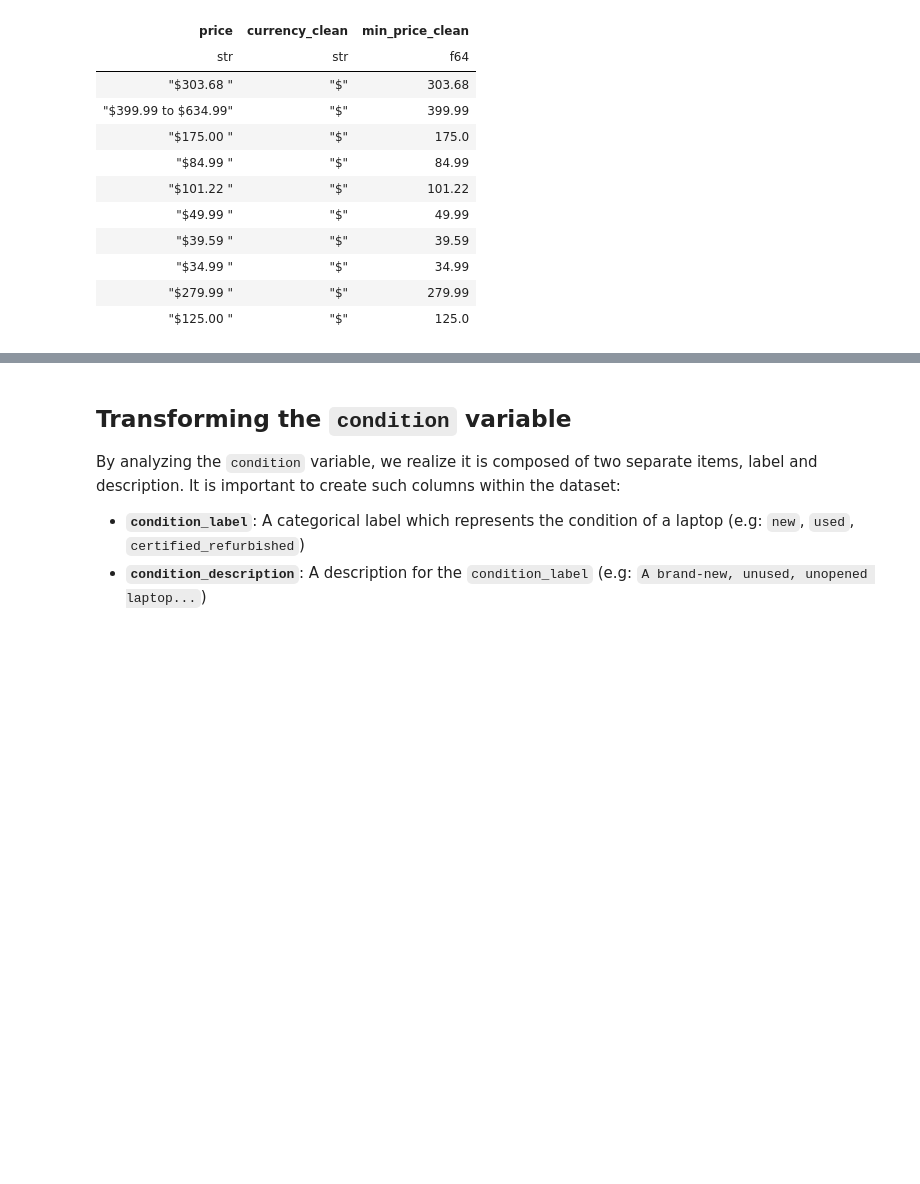
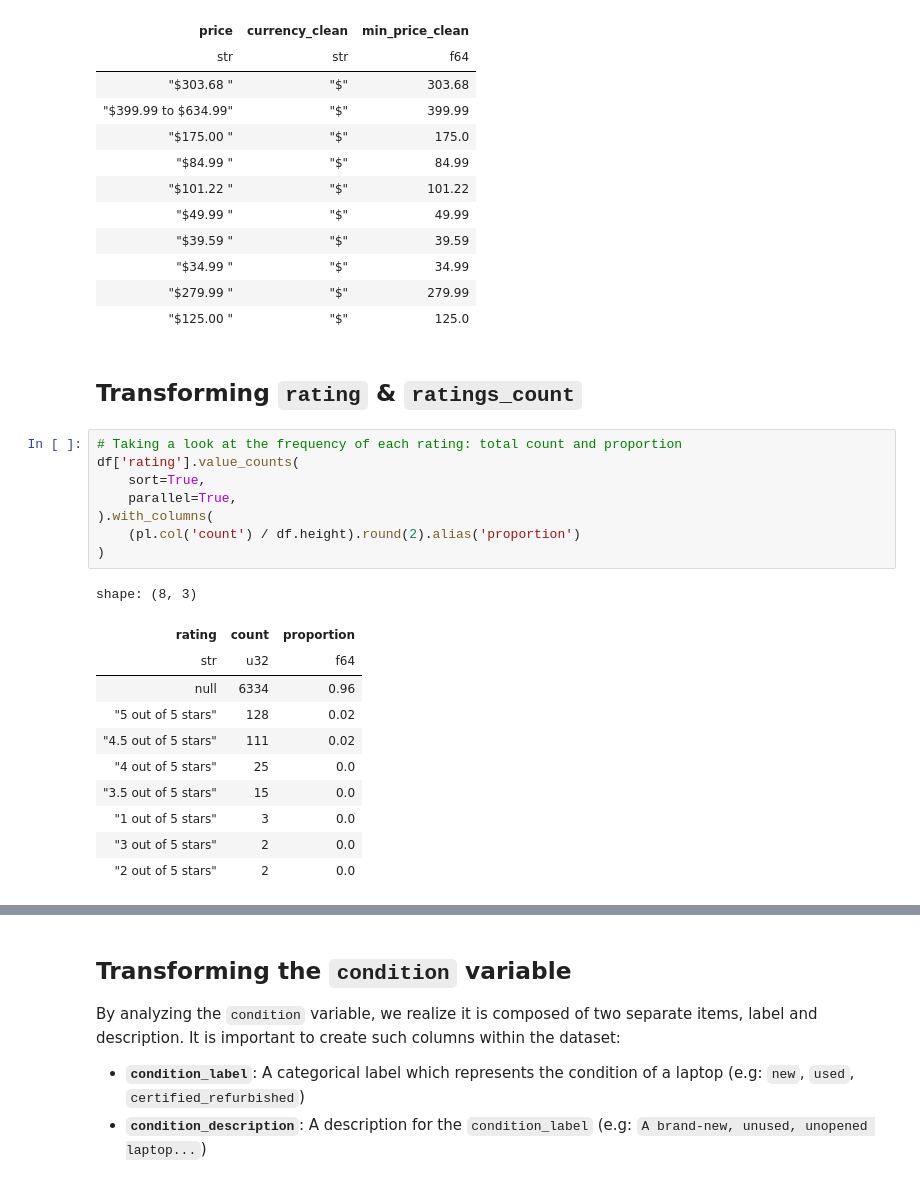
Before and after one commit to jxareas/laptop-price-catboost, a Jupyter notebook: notebooks/laptop_data_cleansing.ipynb, the cells around one changed output, grey strips where cells are left out. Cells and saved outputs as stored; diff of their text form; blank space fills up the shorter version.

```diff
--- a/notebooks/laptop_data_cleansing.ipynb
+++ b/notebooks/laptop_data_cleansing.ipynb
@@ -326,3 +344,25 @@ shape: (10, 3)
 | "$34.99 " | "$" | 34.99 |
 | "$279.99 " | "$" | 279.99 |
 | "$125.00 " | "$" | 125.0 |
+# %% [markdown]
+## Transforming `rating` & `ratings_count`
+# %%
+# Taking a look at the frequency of each rating: total count and proportion
+df['rating'].value_counts(
+    sort=True,
+    parallel=True,
+).with_columns(
+    (pl.col('count') / df.height).round(2).alias('proportion')
+)
+# %% [output]
+shape: (8, 3)
+| rating | count | proportion |
+| str | u32 | f64 |
+| null | 6334 | 0.96 |
+| "5 out of 5 stars" | 128 | 0.02 |
+| "4.5 out of 5 stars" | 111 | 0.02 |
+| "4 out of 5 stars" | 25 | 0.0 |
+| "3.5 out of 5 stars" | 15 | 0.0 |
+| "1 out of 5 stars" | 3 | 0.0 |
+| "3 out of 5 stars" | 2 | 0.0 |
+| "2 out of 5 stars" | 2 | 0.0 |
```
Also changed, not shown: parts of 27 cells of this notebook, 2 other files.
